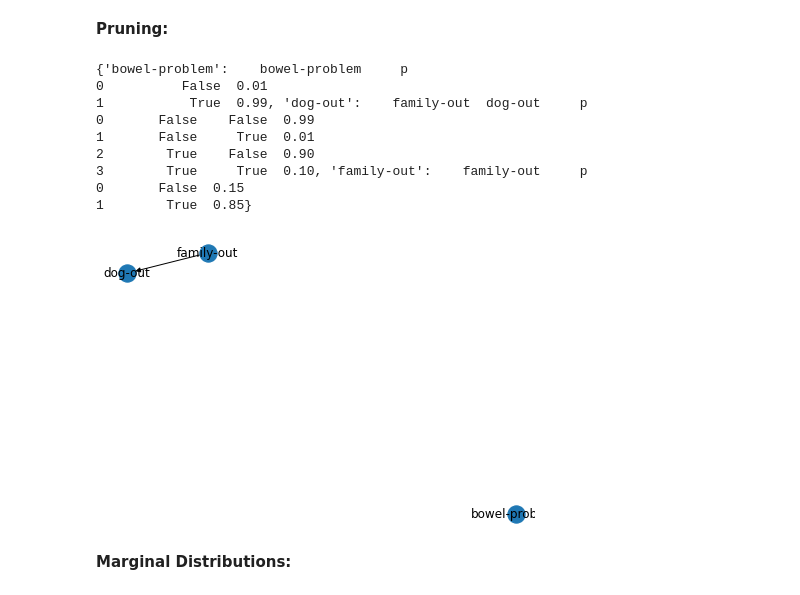
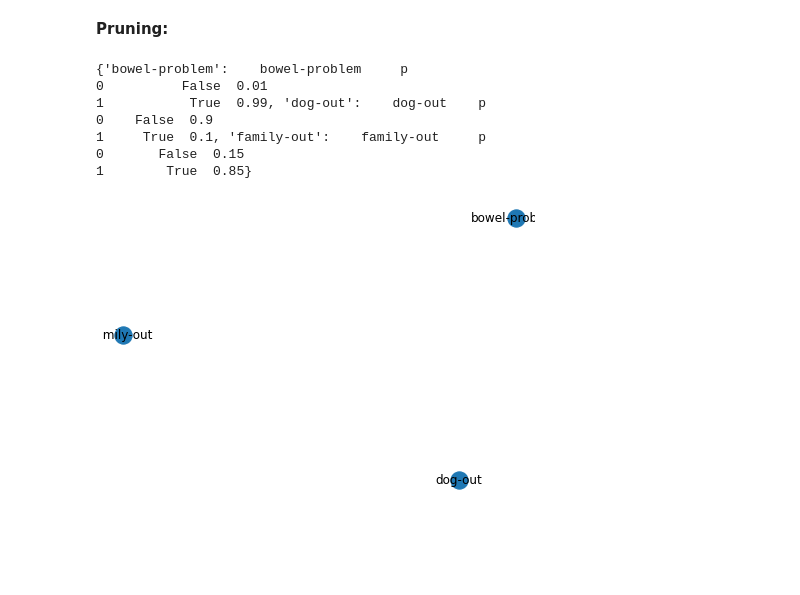
Before and after one commit to sandergs92/KR21-project-group-13, a Jupyter notebook: example.ipynb, the cells around one changed output. Saved outputs shown, nothing was run; the diff lists cells and outputs as text; code cells hidden in the pictures; blank space fills up the shorter version.

```diff
--- a/example.ipynb
+++ b/example.ipynb
@@ -37,20 +37,15 @@ print(result_min_fill)
 # %% [markdown]
 **Pruning:**
 # %%
-# pruned_graph, cpts = reasoner.prune_network(['dog-out'])
-pruned_graph, cpts = reasoner.prune_network(['dog-out'], [('light-on', True), ('bowel-problem', False)])
+pruned_graph, cpts = reasoner.prune_network(['dog-out'], [('family-out', True), ('bowel-problem', False)])
 nx.draw(pruned_graph, with_labels=True)
 print(cpts)
 # %% [output]
 {'bowel-problem':    bowel-problem     p
 0          False  0.01
-1           True  0.99, 'dog-out':    family-out  dog-out     p
-0       False    False  0.99
-1       False     True  0.01
-2        True    False  0.90
-3        True     True  0.10, 'family-out':    family-out     p
+1           True  0.99, 'dog-out':    dog-out    p
+0    False  0.9
+1     True  0.1, 'family-out':    family-out     p
 0       False  0.15
 1        True  0.85}
-[figure, old version]
+[figure, new version]
-# %% [markdown]
-**Marginal Distributions:**
```
Also changed, not shown: parts of 7 cells of this notebook, 1 other file.
